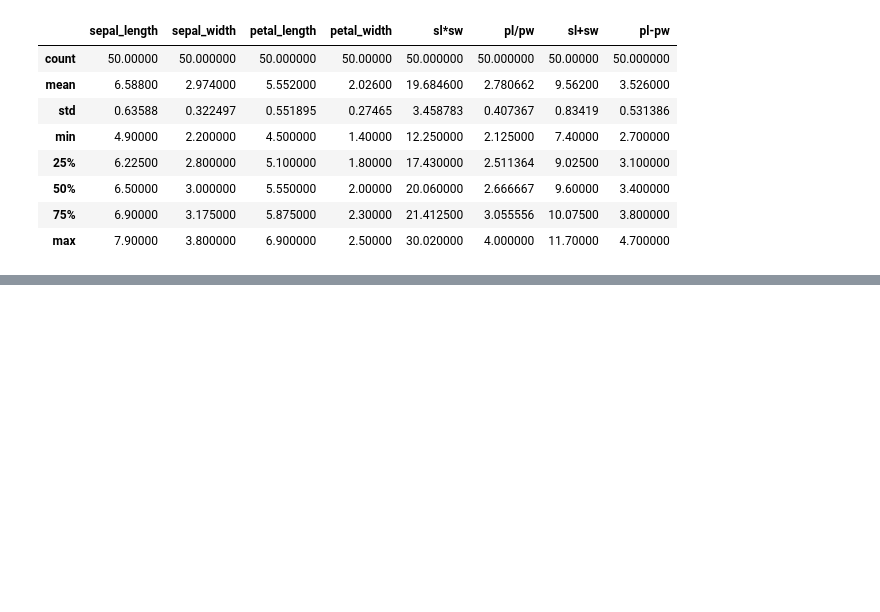
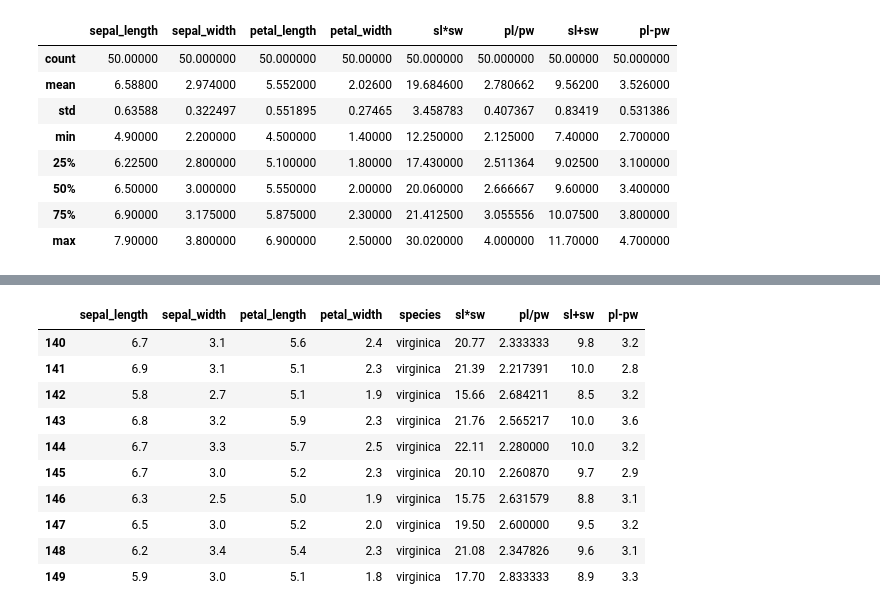
Before and after one commit to mickalleny2k/FUND_DATA, a Jupyter notebook: project.ipynb, the cells around one changed output, grey strips where cells are left out. Saved outputs shown, nothing was run; the diff lists cells and outputs as text; code cells hidden in the pictures; blank space fills up the shorter version.

```diff
--- a/project.ipynb
+++ b/project.ipynb
@@ -218,0 +239,19 @@ virginica.describe()
+# %%
+print("                                         THE LAST 10 ROWS : ")
+print(iris[iris_columns].tail(10))
+#I printed the tail of the dataset to the ouput file. All other rows were ignored.
+#https://pandas.pydata.org/docs/reference/api/pandas.DataFrame.tail.html#pandas.DataFrame.tail
+print()
+iris[iris_columns].tail(10)
+# %% [output]
+|  | sepal_length | sepal_width | petal_length | petal_width | species | sl*sw | pl/pw | sl+sw | pl-pw |
+| 140 | 6.7 | 3.1 | 5.6 | 2.4 | virginica | 20.77 | 2.333333 | 9.8 | 3.2 |
+| 141 | 6.9 | 3.1 | 5.1 | 2.3 | virginica | 21.39 | 2.217391 | 10.0 | 2.8 |
+| 142 | 5.8 | 2.7 | 5.1 | 1.9 | virginica | 15.66 | 2.684211 | 8.5 | 3.2 |
+| 143 | 6.8 | 3.2 | 5.9 | 2.3 | virginica | 21.76 | 2.565217 | 10.0 | 3.6 |
+| 144 | 6.7 | 3.3 | 5.7 | 2.5 | virginica | 22.11 | 2.280000 | 10.0 | 3.2 |
+| 145 | 6.7 | 3.0 | 5.2 | 2.3 | virginica | 20.10 | 2.260870 | 9.7 | 2.9 |
+| 146 | 6.3 | 2.5 | 5.0 | 1.9 | virginica | 15.75 | 2.631579 | 8.8 | 3.1 |
+| 147 | 6.5 | 3.0 | 5.2 | 2.0 | virginica | 19.50 | 2.600000 | 9.5 | 3.2 |
+| 148 | 6.2 | 3.4 | 5.4 | 2.3 | virginica | 21.08 | 2.347826 | 9.6 | 3.1 |
+| 149 | 5.9 | 3.0 | 5.1 | 1.8 | virginica | 17.70 | 2.833333 | 8.9 | 3.3 |
```
Also changed, not shown: parts of 8 cells of this notebook, 1 other file.
